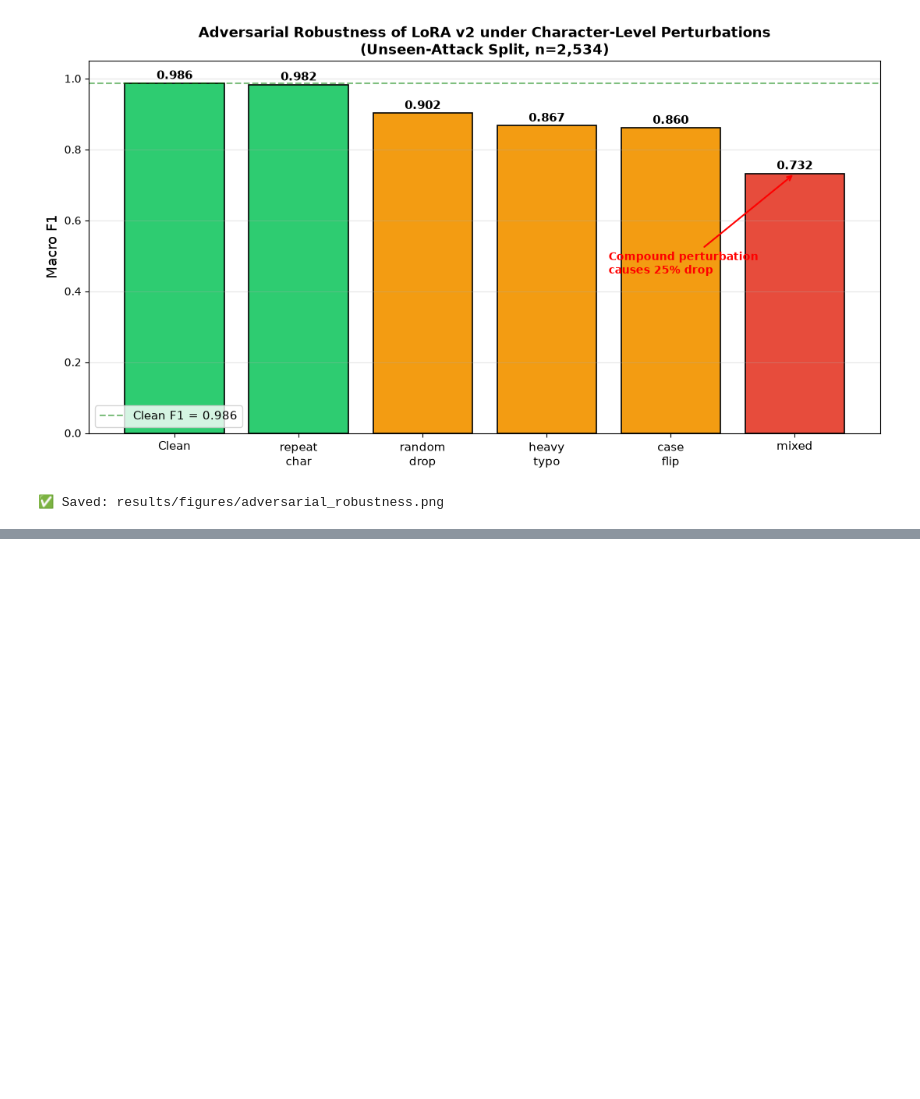
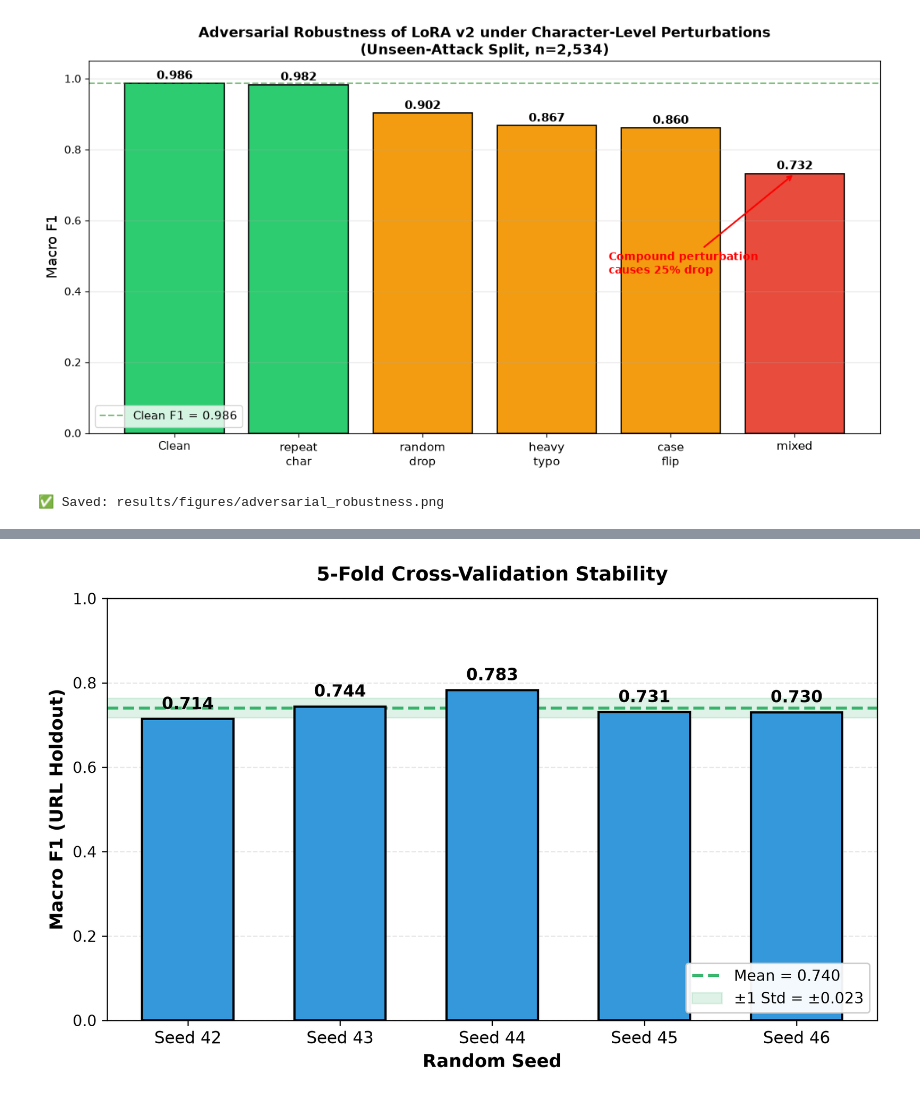
Before and after one commit to 3jibon/bengali-smishing-detection, a Jupyter notebook: notebooks/05_lora_v2.ipynb, the cells around one changed output, grey strips where cells are left out. Saved outputs shown, nothing was run; the diff lists cells and outputs as text; code cells hidden in the pictures; blank space fills up the shorter version.

```diff
--- a/notebooks/05_lora_v2.ipynb
+++ b/notebooks/05_lora_v2.ipynb
@@ -933,0 +1199,10 @@ print("✅ Saved: results/figures/adversarial_robustness.png")
+# %%
+from pathlib import Path
+
+RESULTS_DIR = Path(r"C:\Users\User\Desktop\research\bengali-smishing\results")
+
+# Search for BanglaBERT
+for f in RESULTS_DIR.rglob("*bangla*"):
+    print(f)
+for f in RESULTS_DIR.rglob("*bert*"):
+    print(f)
@@ -933,0 +2205,10 @@ print("✅ Saved: results/figures/adversarial_robustness.png")
+# %%
+from pathlib import Path
+
+RESULTS_DIR = Path(r"C:\Users\User\Desktop\research\bengali-smishing\results")
+
+# Search for BanglaBERT
+for f in RESULTS_DIR.rglob("*bangla*"):
+    print(f)
+for f in RESULTS_DIR.rglob("*bert*"):
+    print(f)
@@ -933,0 +3315,79 @@ print("✅ Saved: results/figures/adversarial_robustness.png")
+# %%
+# ============================================================
+# CV STABILITY FIGURE — IEEE Standard
+# Actual data from notebook 'cv' variable
+# ============================================================
+import matplotlib.pyplot as plt
+import numpy as np
+import os
+
+os.makedirs('../results/figures', exist_ok=True)
+
+# ---------- Extract from 'cv' dict ----------
+folds = cv['folds']
+seeds = [f['seed'] for f in folds]
+cv_scores = [f['test_f1'] for f in folds]
+mean_score = cv['mean_f1']
+std_score = cv['std_f1']
+
+print("=" * 70)
+print("CV DATA EXTRACTED")
+print("=" * 70)
+print(f"Seeds:  {seeds}")
+print(f"Scores: {[round(s, 4) for s in cv_scores]}")
+print(f"Mean:   {mean_score:.4f}  (paper: 0.740)")
+print(f"Std:    {std_score:.4f}  (paper: 0.023)")
+
+# ---------- Figure ----------
+fig, ax = plt.subplots(figsize=(8, 5), dpi=300)
+x = np.arange(len(seeds))
+
+bars = ax.bar(x, cv_scores, color='#3498DB', edgecolor='black',
+              linewidth=1.5, width=0.6, zorder=3)
+
+# ---------- Value Labels ----------
+for bar, score in zip(bars, cv_scores):
+    h = bar.get_height()
+    ax.annotate(f'{score:.3f}',
+                xy=(bar.get_x() + bar.get_width()/2, h),
+                xytext=(0, 4), textcoords="offset points",
+                ha='center', va='bottom',
+                fontsize=11, fontweight='bold')
+
+# ---------- Mean Line ----------
+ax.axhline(y=mean_score, color='#27AE60', linestyle='--',
+           linewidth=2, alpha=0.9, zorder=2,
+           label=f'Mean = {mean_score:.3f}')
+
+# ---------- ±Std Band ----------
+ax.axhspan(mean_score - std_score, mean_score + std_score,
+           alpha=0.15, color='#27AE60', zorder=1,
+           label=f'±1 Std = ±{std_score:.3f}')
+
+# ---------- Axes ----------
+ax.set_xlabel('Random Seed', fontsize=12, fontweight='bold')
+ax.set_ylabel('Macro F1 (URL Holdout)', fontsize=12, fontweight='bold')
+ax.set_title('5-Fold Cross-Validation Stability',
+             fontsize=13, fontweight='bold', pad=12)
+
+ax.set_xticks(x)
+ax.set_xticklabels([f'Seed {s}' for s in seeds], fontsize=11)
+ax.set_ylim(0, 1.0)
+ax.set_yticks(np.arange(0, 1.1, 0.2))
+
+# ---------- Grid & Legend ----------
+ax.grid(axis='y', alpha=0.3, linestyle='--', zorder=0)
+ax.legend(loc='lower right', fontsize=10, framealpha=0.95)
+
+# ---------- Save ----------
+plt.tight_layout()
+plt.savefig('../results/figures/cv_stability.png',
+            dpi=300, bbox_inches='tight')
+plt.savefig('../results/figures/cv_stability.pdf',
+            bbox_inches='tight')
+plt.show()
+
+print("\n✅ Saved:")
+print("   ../results/figures/cv_stability.png")
+print("   ../results/figures/cv_stability.pdf")
+# %% [output]
@@ -933,0 +3401 @@ print("✅ Saved: results/figures/adversarial_robustness.png")
+[figure, added]
```
Also changed, not shown: parts of 24 cells of this notebook, 13 other files.
